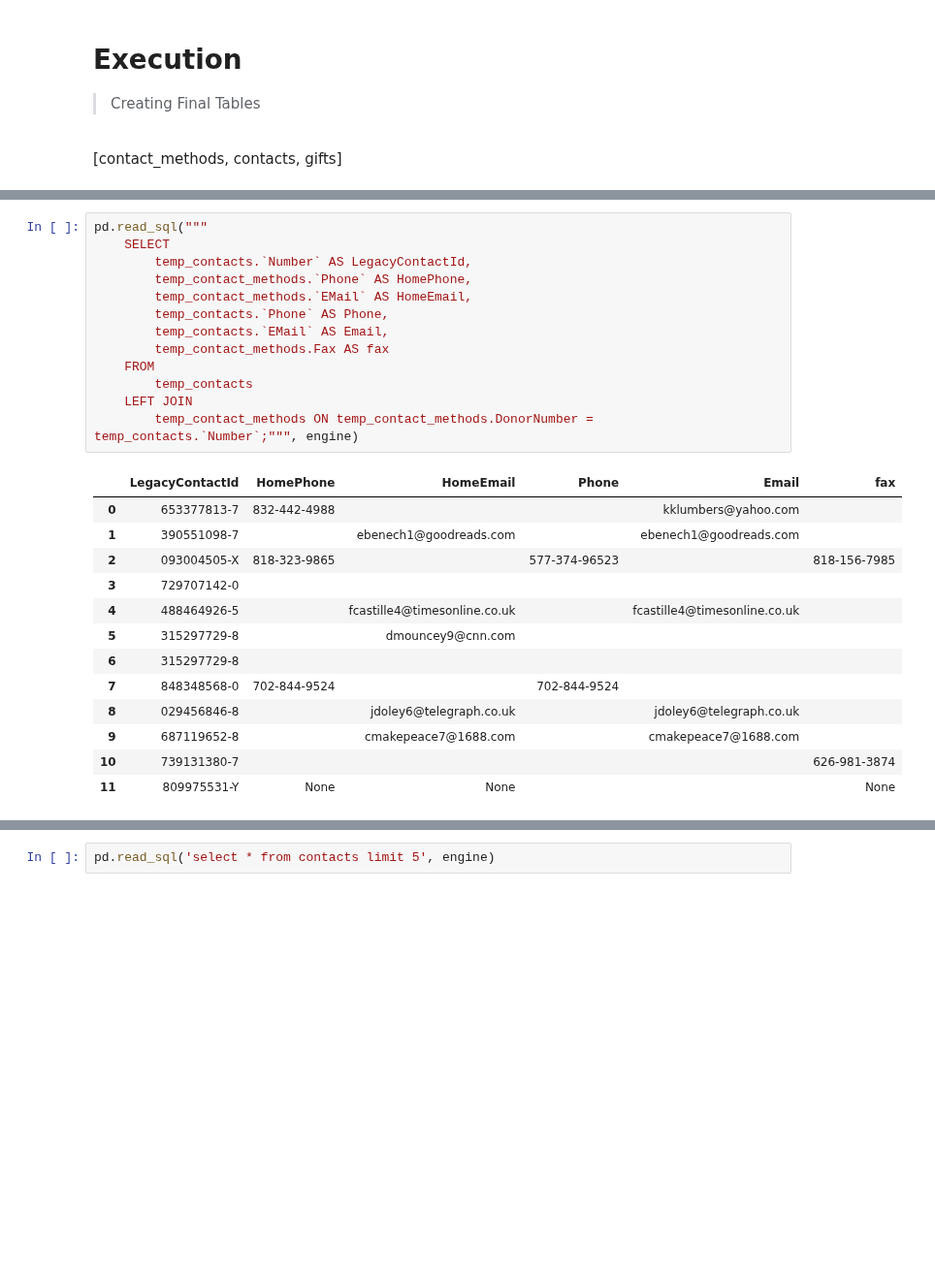
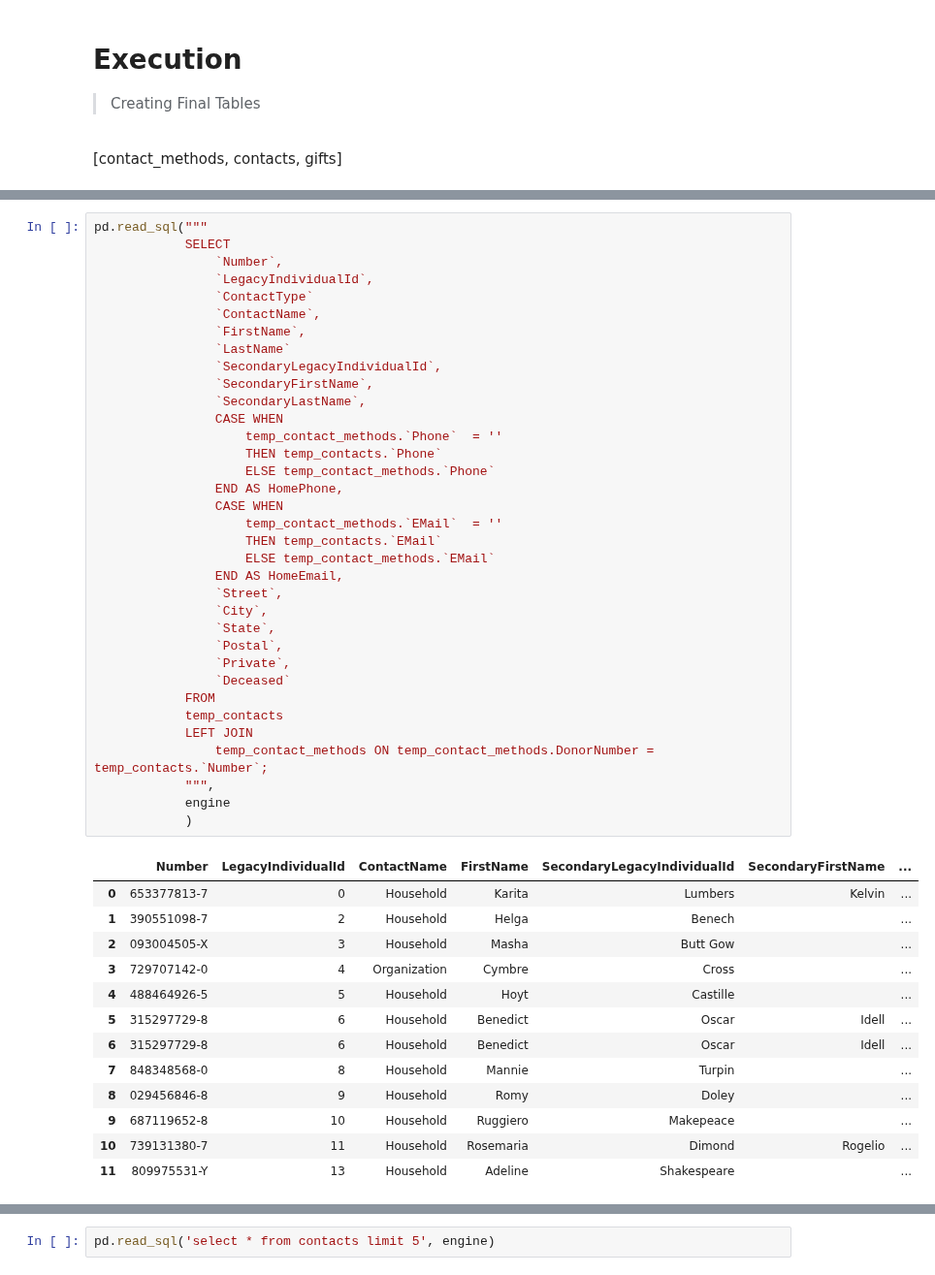
Before and after one commit to LearnThinkCreate/virtuous_interview, a Jupyter notebook: 01_SQL_Solution.ipynb, the cells around one changed output, grey strips where cells are left out. Shown at 97% size. Saved outputs shown, nothing was run; the diff lists cells and outputs as text; blank space fills up the shorter version.

Commit message:
fixed contact information missing

```diff
--- a/01_SQL_Solution.ipynb
+++ b/01_SQL_Solution.ipynb
@@ -437,27 +430,49 @@ pd.read_sql('select * from temp_contact_methods limit 5', engine)
 # %%
 pd.read_sql("""
-    SELECT
-        temp_contacts.`Number` AS LegacyContactId,
-        temp_contact_methods.`Phone` AS HomePhone,
-        temp_contact_methods.`EMail` AS HomeEmail,
-        temp_contacts.`Phone` AS Phone,
-        temp_contacts.`EMail` AS Email,
-        temp_contact_methods.Fax AS fax
-    FROM
-        temp_contacts
-    LEFT JOIN
-        temp_contact_methods ON temp_contact_methods.DonorNumber = temp_contacts.`Number`;""", engine)
+            SELECT
+                `Number`,
+                `LegacyIndividualId`,
+                `ContactType`
+                `ContactName`,
+                `FirstName`,
+                `LastName`
+                `SecondaryLegacyIndividualId`,
+                `SecondaryFirstName`,
+                `SecondaryLastName`,
+                CASE WHEN
+                    temp_contact_methods.`Phone`  = ''
+                    THEN temp_contacts.`Phone`
+                    ELSE temp_contact_methods.`Phone`
+                END AS HomePhone,
+                CASE WHEN
+                    temp_contact_methods.`EMail`  = ''
+                    THEN temp_contacts.`EMail`
+                    ELSE temp_contact_methods.`EMail`
+                END AS HomeEmail,
+                `Street`,
+                `City`,
+                `State`,
+                `Postal`,
+                `Private`,
+                `Deceased`
+            FROM
+            temp_contacts
+            LEFT JOIN
+                temp_contact_methods ON temp_contact_methods.DonorNumber = temp_contacts.`Number`;
+            """,
+            engine
+            )
 # %% [output]
-|  | LegacyContactId | HomePhone | HomeEmail | Phone | Email | fax |
-| 0 | 653377813-7 | 832-442-4988 |  |  | kklumbers@yahoo.com |  |
-| 1 | 390551098-7 |  | ebenech1@goodreads.com |  | ebenech1@goodreads.com |  |
-| 2 | 093004505-X | 818-323-9865 |  | 577-374-96523 |  | 818-156-7985 |
-| 3 | 729707142-0 |  |  |  |  |  |
-| 4 | 488464926-5 |  | fcastille4@timesonline.co.uk |  | fcastille4@timesonline.co.uk |  |
-| 5 | 315297729-8 |  | dmouncey9@cnn.com |  |  |  |
-| 6 | 315297729-8 |  |  |  |  |  |
-| 7 | 848348568-0 | 702-844-9524 |  | 702-844-9524 |  |  |
-| 8 | 029456846-8 |  | jdoley6@telegraph.co.uk |  | jdoley6@telegraph.co.uk |  |
-| 9 | 687119652-8 |  | cmakepeace7@1688.com |  | cmakepeace7@1688.com |  |
-| 10 | 739131380-7 |  |  |  |  | 626-981-3874 |
-| 11 | 809975531-Y | None | None |  |  | None |
+|  | Number | LegacyIndividualId | ContactName | FirstName | SecondaryLegacyIndividualId | SecondaryFirstName | ... |
+| 0 | 653377813-7 | 0 | Household | Karita | Lumbers | Kelvin | ... |
+| 1 | 390551098-7 | 2 | Household | Helga | Benech |  | ... |
+| 2 | 093004505-X | 3 | Household | Masha | Butt Gow |  | ... |
+| 3 | 729707142-0 | 4 | Organization | Cymbre | Cross |  | ... |
+| 4 | 488464926-5 | 5 | Household | Hoyt | Castille |  | ... |
+| 5 | 315297729-8 | 6 | Household | Benedict | Oscar | Idell | ... |
+| 6 | 315297729-8 | 6 | Household | Benedict | Oscar | Idell | ... |
+| 7 | 848348568-0 | 8 | Household | Mannie | Turpin |  | ... |
+| 8 | 029456846-8 | 9 | Household | Romy | Doley |  | ... |
+| 9 | 687119652-8 | 10 | Household | Ruggiero | Makepeace |  | ... |
+| 10 | 739131380-7 | 11 | Household | Rosemaria | Dimond | Rogelio | ... |
+| 11 | 809975531-Y | 13 | Household | Adeline | Shakespeare |  | ... |
```
Also changed, not shown: parts of 18 cells of this notebook, 7 other files.
